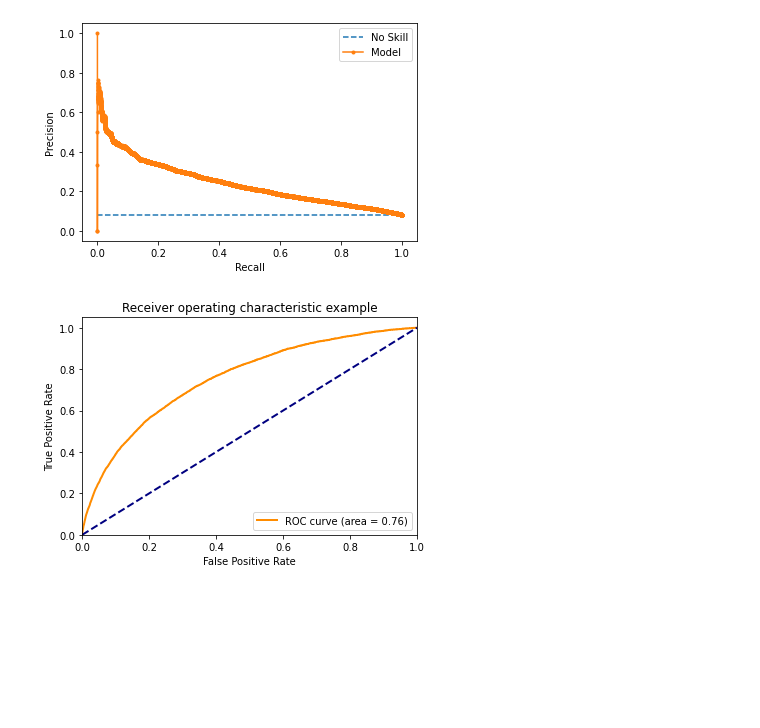
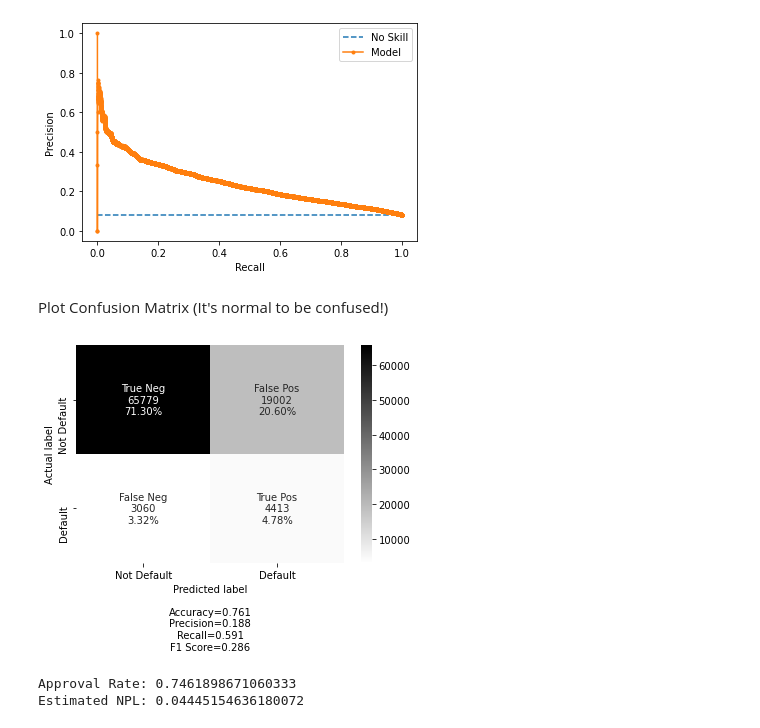
Before and after one commit to ardittot/Algoritma_python_tutorial, a Jupyter notebook: Tutorial.ipynb, the cells around one changed output. Drawn from its saved outputs; the diff is of its cells as text; code cells hidden in the pictures; blank space fills up the shorter version.

```diff
--- a/Tutorial.ipynb
+++ b/Tutorial.ipynb
@@ -147,3 +262,3 @@ df.head()
 # %%
-X = df.drop(['TARGET'],axis=1)
-Y = df[['TARGET']]
+X = df.drop(['CREDIT_DEFAULT'],axis=1)
+Y = df[['CREDIT_DEFAULT']]
@@ -158,7 +281,11 @@ LGBMClassifier()
 # %%
 Y_train_prob = classifier.predict_proba(np.array(X_train))
 Y_test_prob = classifier.predict_proba(np.array(X_test))
+
 Y_train_prob = pd.DataFrame(Y_train_prob[:,1])
 Y_train_prob.columns = Y_train.columns.values
 Y_test_prob = pd.DataFrame(Y_test_prob[:,1])
 Y_test_prob.columns = Y_test.columns.values
+
+Y_train_prob.index = Y_train.index.values
+Y_test_prob.index = Y_test.index.values
@@ -180,29 +367,31 @@ plt.legend()
 # %% [output]
 <matplotlib.legend.Legend at 0x...>
 [figure]
-# %%
-# Compute ROC curve and ROC area for each class
-label = "TARGET"
-fpr = dict()
-tpr = dict()
-roc_auc = dict()
-fpr[label], tpr[label], _ = roc_curve(Y_test[label], Y_test_prob[label])
-roc_auc[label] = auc(fpr[label], tpr[label])
-
-# Compute micro-average ROC curve and ROC area
-fpr["micro"], tpr["micro"], _ = roc_curve(np.array(Y_test).ravel(), np.array(Y_test_prob).ravel())
-roc_auc["micro"] = auc(fpr["micro"], tpr["micro"])
-
-plt.figure()
-lw = 2
-plt.plot(fpr[label], tpr[label], color='darkorange',lw=lw, label='ROC curve (area = %0.2f)' % roc_auc[label])
-plt.plot([0, 1], [0, 1], color='navy', lw=lw, linestyle='--')
-plt.xlim([0.0, 1.0])
-plt.ylim([0.0, 1.05])
-plt.xlabel('False Positive Rate')
-plt.ylabel('True Positive Rate')
-plt.title('Receiver operating characteristic example')
-plt.legend(loc="lower right")
-plt.show()
-# %% [output]
-[figure, removed]
+# %% [markdown]
+Plot Confusion Matrix (It's normal to be confused!)
+# %%
+THRES = 0.1
+Y_test_pred = Y_test_prob['CREDIT_DEFAULT'].map(lambda x: 1 if x>=THRES else 0)
+# %%
+cf_matrix = confusion_matrix(Y_test['CREDIT_DEFAULT'], Y_test_pred)
+
+TN = cf_matrix[0,0]
+FP = cf_matrix[0,1]
+FN = cf_matrix[1,0]
+TP = cf_matrix[1,1]
+# %%
+labels = ['True Neg','False Pos','False Neg','True Pos']
+categories = ['Not Default', 'Default']
+
+make_confusion_matrix(cf_matrix,
+                      group_names=labels,
+                      categories=categories,
+                      cmap='binary')
+# %% [output]
+[figure, added]
+# %%
+print("Approval Rate: {}".format((TN+FN)/(TN+FP+FN+TP)))
+print("Estimated NPL: {}".format((FN)/(TN+FN)))
+# %% [output]
+Approval Rate: 0.7461898671060333
+Estimated NPL: 0.04445154636180072
```
Also changed, not shown: parts of 61 cells of this notebook, 1 other file.
